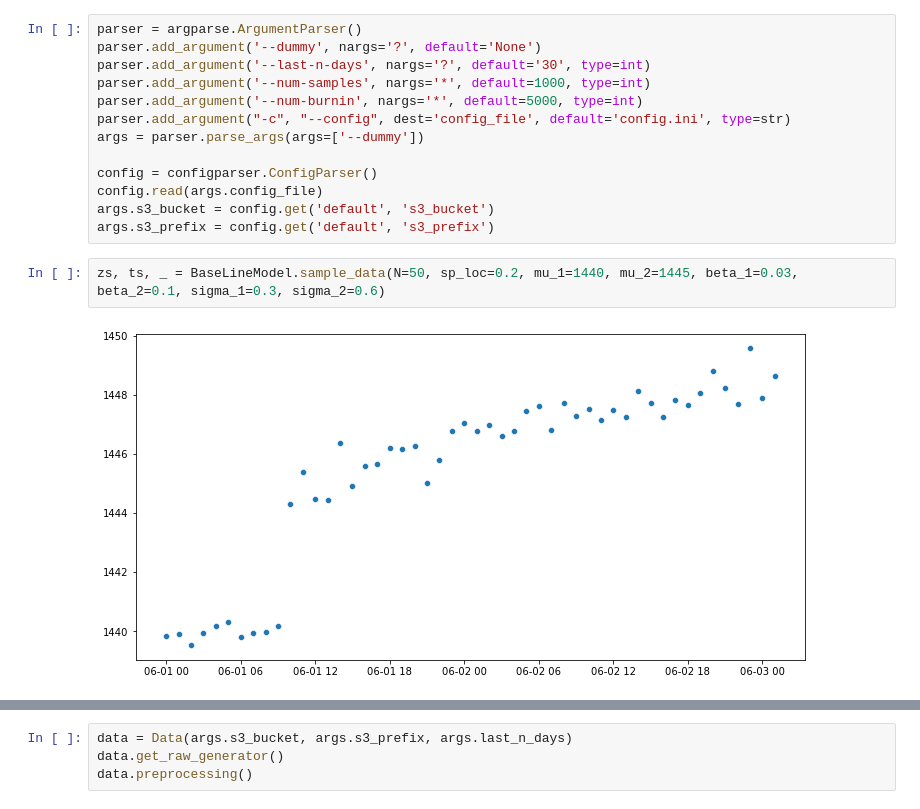
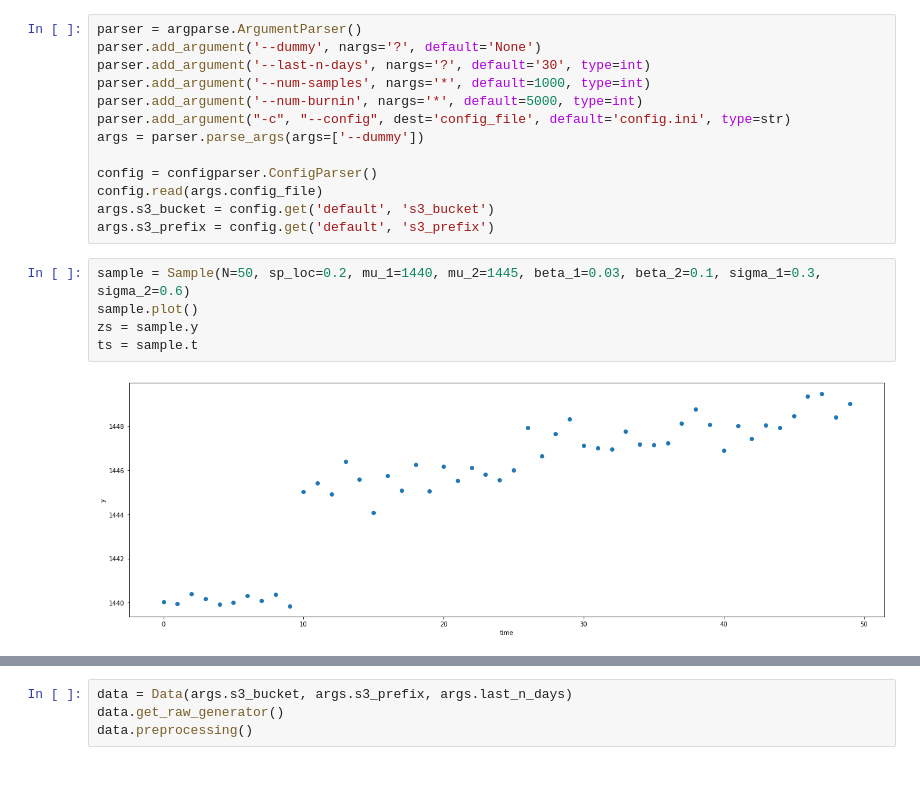
Before and after one commit to benlau6/hierarchy-bayesian-modeling-time-series-sensor, a Jupyter notebook: kalman_filter.ipynb, the cells around one changed output, grey strips where cells are left out. Saved outputs shown, nothing was run; the diff lists cells and outputs as text; blank space fills up the shorter version.

Commit message:
added sample data class

```diff
--- a/kalman_filter.ipynb
+++ b/kalman_filter.ipynb
@@ -22,9 +22,12 @@ config.read(args.config_file)
 args.s3_bucket = config.get('default', 's3_bucket')
 args.s3_prefix = config.get('default', 's3_prefix')
 # %%
-zs, ts, _ = BaseLineModel.sample_data(N=50, sp_loc=0.2, mu_1=1440, mu_2=1445, beta_1=0.03, beta_2=0.1, sigma_1=0.3, sigma_2=0.6)
+sample = Sample(N=50, sp_loc=0.2, mu_1=1440, mu_2=1445, beta_1=0.03, beta_2=0.1, sigma_1=0.3, sigma_2=0.6)
+sample.plot()
+zs = sample.y
+ts = sample.t
 # %% [output]
-[figure, old version]
+[figure, new version]
 # %%
 smoothing_param = 0.1
 movement = gaussian(0, smoothing_param)
```
Also changed, not shown: parts of 4 cells of this notebook, 8 other files.
